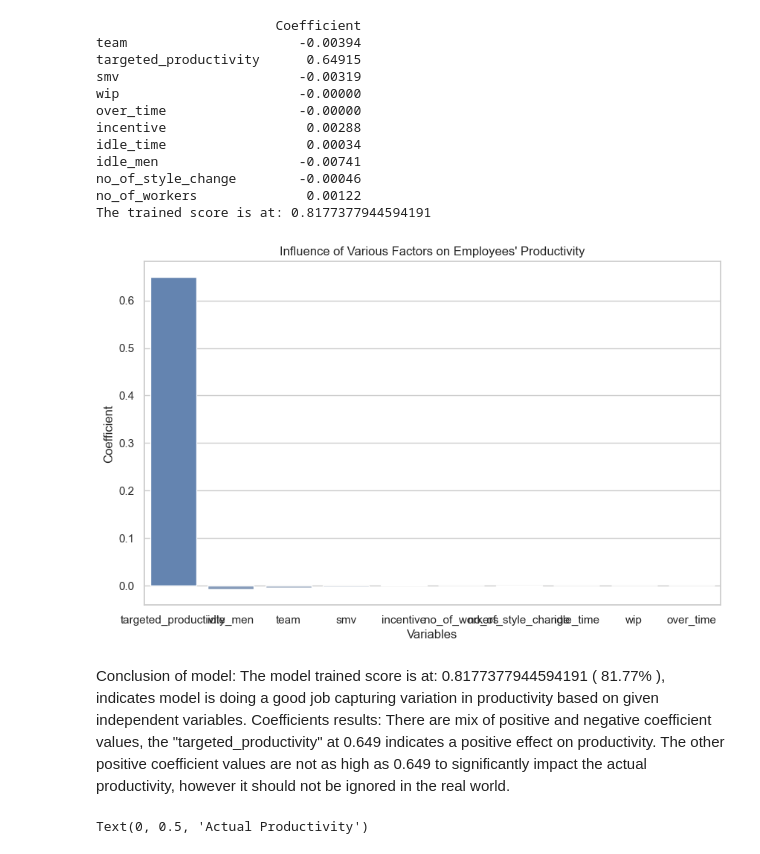
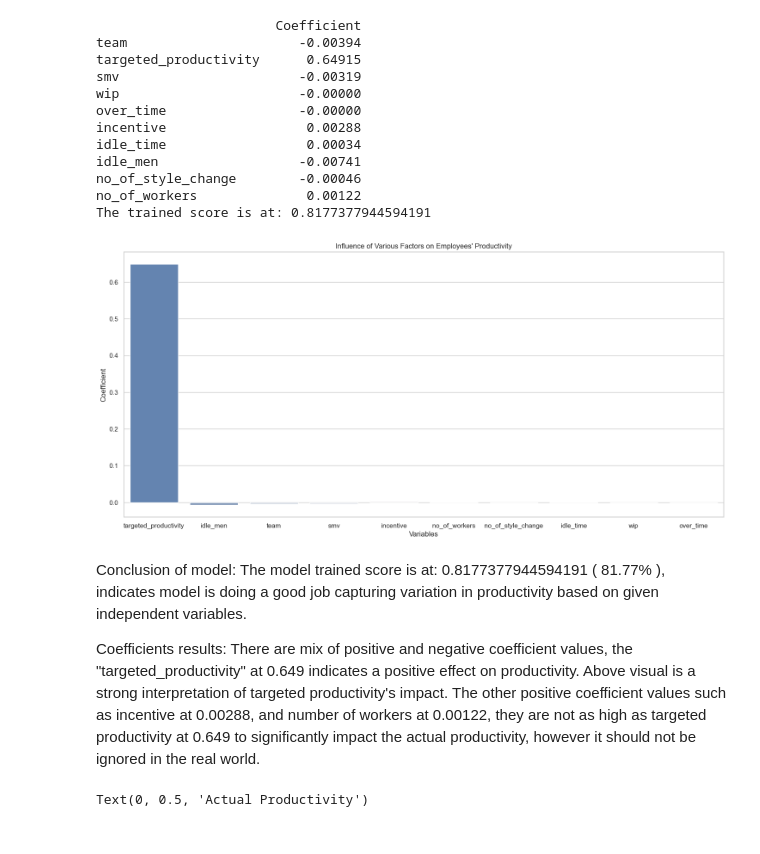
Before and after one commit to xiu-shi/DA_L7, a Jupyter notebook: CA2_Stats_Submission_(InferentialStatistics_Regression_Analysis).ipynb, the cells around one changed output. Saved outputs shown, nothing was run; the diff lists cells and outputs as text; code cells hidden in the pictures.

```diff
--- a/CA2_Stats_Submission_(InferentialStatistics_Regression_Analysis).ipynb
+++ b/CA2_Stats_Submission_(InferentialStatistics_Regression_Analysis).ipynb
@@ -237,25 +243,26 @@ coeff_df = pd.DataFrame({
 # %%
 # Sort the Data Frame based on absolute value of coefficients for better visual presentation
 coeff_df["abs_coefficient"] = coeff_df["Coefficient"].abs()
-coeff_df = coeff_df.sort_values(by = "abs_coefficient",
-                                ascending = False)
+coeff_df = coeff_df.sort_values(by = "abs_coefficient", ascending = False)
 # %%
-# Create a bar plot
-plt.figure(figsize = (10,6))
+# Create a bar plot to have better visual interpretation of all numeric variables
+plt.figure(figsize = (18,8))
 sns.barplot(y = "Coefficient",
             x = "Variable", data = coeff_df, palette = "vlag")
 # Titles and labels definition
 plt.title("Influence of Various Factors on Employees' Productivity")
 plt.ylabel("Coefficient")
 plt.xlabel("Variables")
 plt.show()
 # %% [output]
-[figure, old version]
+[figure, new version]
 # %% [markdown]
 Conclusion of model:
 The model trained score is at: 0.8177377944594191 ( 81.77% ), indicates model is doing a good job capturing variation in productivity based on given independent variables.
+
 Coefficients results:
-There are mix of positive and negative coefficient values, the "targeted_productivity" at 0.649 indicates a positive effect on productivity. The other positive coefficient values are not as high as 0.649 to significantly impact the actual productivity, however it should not be ignored in the real world.
+There are mix of positive and negative coefficient values, the "targeted_productivity" at 0.649 indicates a positive effect on productivity. Above visual is a strong interpretation of targeted productivity's impact.
+The other positive coefficient values such as incentive at 0.00288, and number of workers at 0.00122, they are not as high as targeted productivity at 0.649 to significantly impact the actual productivity, however it should not be ignored in the real world.
 # %%
 # Perform Regression Analysis use scatter plot to draw a regression line
 plt.figure(figsize = (10,6))
```
Also changed, not shown: parts of 8 cells of this notebook.
